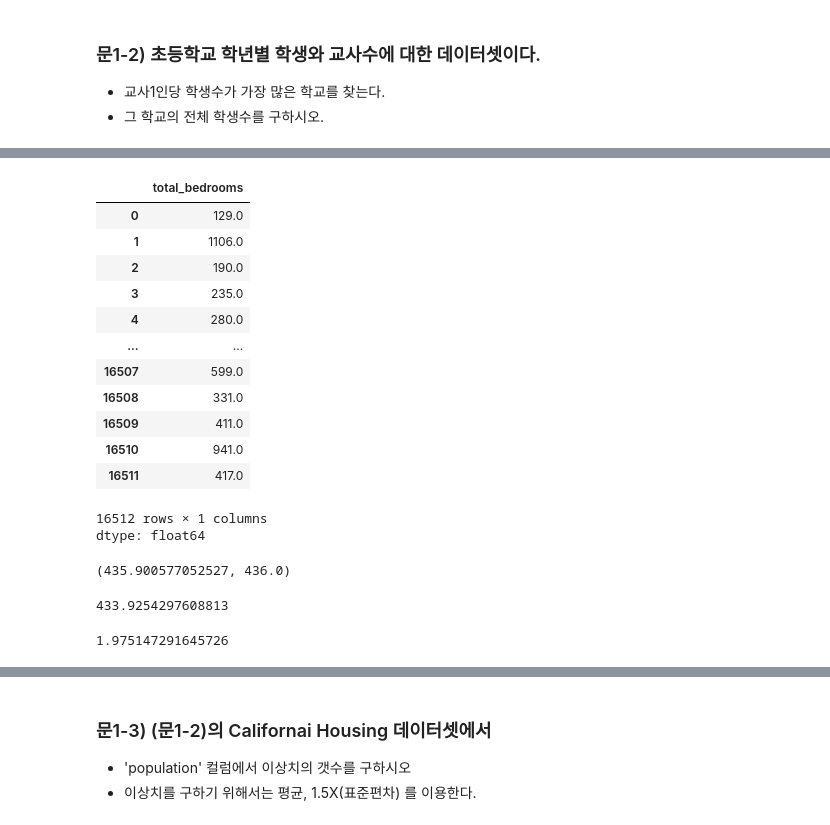
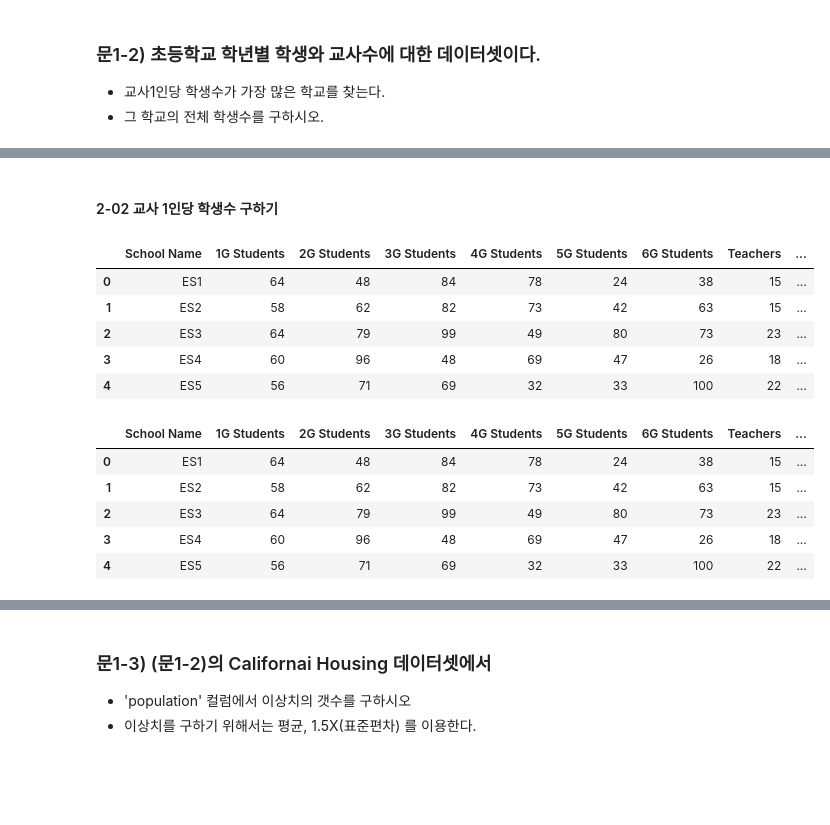
Before and after one commit to va4756/yemoon_bigdata_test, a Jupyter notebook: bigdata_예문_실전문제_example3.ipynb, the cells around one changed output, grey strips where cells are left out. Drawn from its saved outputs; the diff is of its cells as text; code cells hidden in the pictures; blank space fills up the shorter version.

```diff
--- a/bigdata_예문_실전문제_example3.ipynb
+++ b/bigdata_예문_실전문제_example3.ipynb
@@ -132,7 +126,7 @@ StationZ
 # %%
 import pandas as pd
 
-file = path + '06.01.01-Fire Station Data.csv'
+file = path + '06.01.02-Elementary School Data.csv'
 df = pd.read_csv(file, encoding='cp949') #, encoding='cp949'
 
 df1 = df.copy()
@@ -166,40 +151,24 @@ memory usage: 1.6+ MB
-# %%
-# 데이터 추출하기
-val_80 = int(len(df) * 0.8)
-rst_df = df.iloc[:val_80]['total_bedrooms']
-rst_df
-# %% [output]
-|  | total_bedrooms |
-| 0 | 129.0 |
-| 1 | 1106.0 |
-| 2 | 190.0 |
-| 3 | 235.0 |
-| 4 | 280.0 |
-| ... | ... |
-| 16507 | 599.0 |
-| 16508 | 331.0 |
-| 16509 | 411.0 |
-| 16510 | 941.0 |
-| 16511 | 417.0 |
-16512 rows × 1 columns
-dtype: float64
-# %%
-# 표준편차, 중앙값 계산하기
-rst_std = rst_df.std()
-rst_med = rst_df.median()
-rst_std, rst_med
-# %% [output]
-(435.900577052527, 436.0)
-# %%
-# 결측값 채우기 & 표준편차 계산하기
-rst_df_fillna = rst_df.fillna(rst_med)
-rst_std_2 = rst_df_fillna.std()
-rst_std_2
-# %% [output]
-433.9254297608813
-# %%
-# 결과 출력하기
-result = abs(rst_std - rst_std_2)
-result
-# %% [output]
-1.975147291645726
+# %% [markdown]
+#### 2-02 교사 1인당 학생수 구하기
+# %%
+#전체 학생수 구하기
+df1['Students'] = df1[['1G Students', '2G Students', '3G Students', '4G Students', '5G Students', '6G Students']].sum(axis=1)
+df1.head()
+# %% [output]
+|  | School Name | 1G Students | 2G Students | 3G Students | 4G Students | 5G Students | 6G Students | Teachers | ... |
+| 0 | ES1 | 64 | 48 | 84 | 78 | 24 | 38 | 15 | ... |
+| 1 | ES2 | 58 | 62 | 82 | 73 | 42 | 63 | 15 | ... |
+| 2 | ES3 | 64 | 79 | 99 | 49 | 80 | 73 | 23 | ... |
+| 3 | ES4 | 60 | 96 | 48 | 69 | 47 | 26 | 18 | ... |
+| 4 | ES5 | 56 | 71 | 69 | 32 | 33 | 100 | 22 | ... |
+# %%
+#교사 1인당 학생수 구하기
+df1['Std per Teachers'] = df1['Students'] / df1['Teachers']
+df1.head()
+# %% [output]
+|  | School Name | 1G Students | 2G Students | 3G Students | 4G Students | 5G Students | 6G Students | Teachers | ... |
+| 0 | ES1 | 64 | 48 | 84 | 78 | 24 | 38 | 15 | ... |
+| 1 | ES2 | 58 | 62 | 82 | 73 | 42 | 63 | 15 | ... |
+| 2 | ES3 | 64 | 79 | 99 | 49 | 80 | 73 | 23 | ... |
+| 3 | ES4 | 60 | 96 | 48 | 69 | 47 | 26 | 18 | ... |
+| 4 | ES5 | 56 | 71 | 69 | 32 | 33 | 100 | 22 | ... |
```
Also changed, not shown: parts of 7 cells of this notebook.
